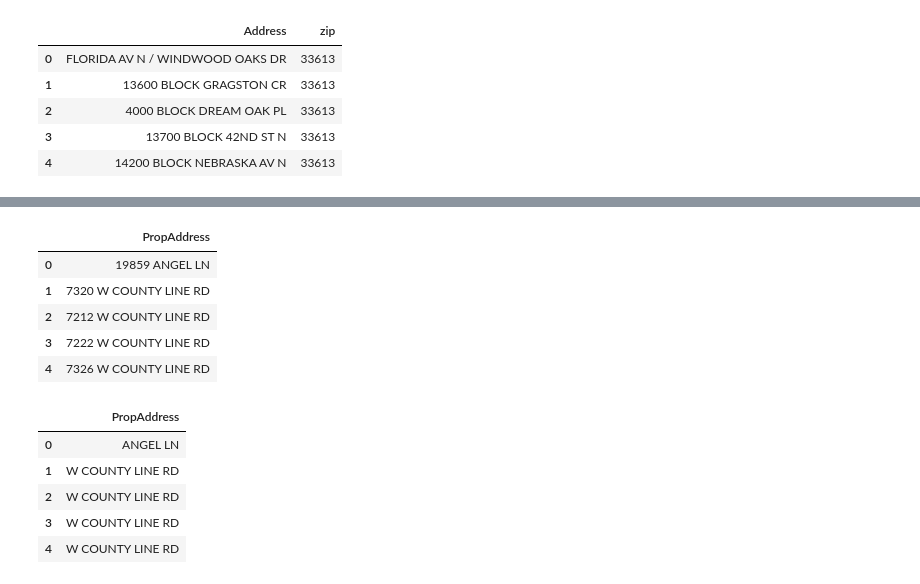
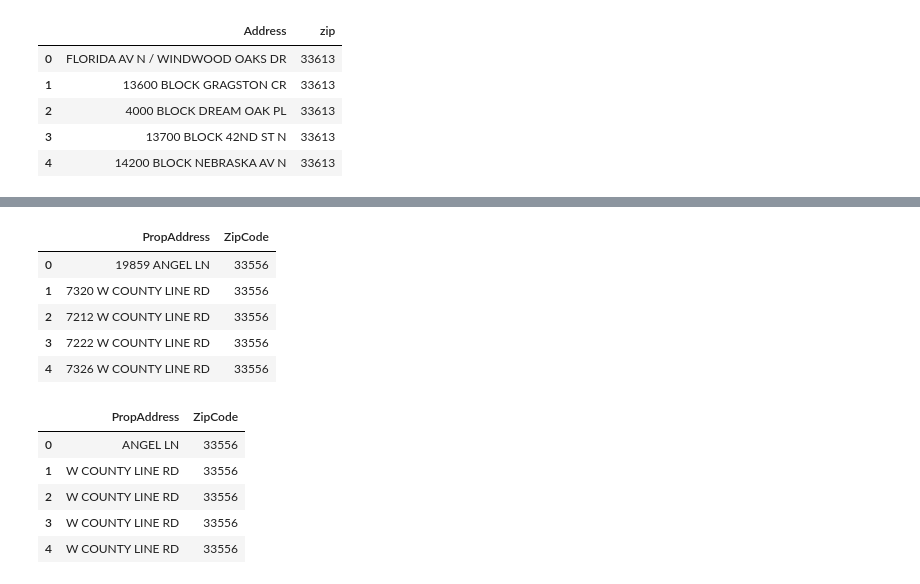
Before and after one commit to gregb23/Project1_Group4, a Jupyter notebook: SA/Codes/address_block_data.ipynb, the cells around one changed output, grey strips where cells are left out. Saved outputs shown, nothing was run; the diff lists cells and outputs as text; code cells hidden in the pictures.

```diff
--- a/SA/Codes/address_block_data.ipynb
+++ b/SA/Codes/address_block_data.ipynb
@@ -45,25 +45,25 @@ home_value.head()
 | 4 | 9 | 10 | 172701001000000000015U | 325923 | 21100700 | 1.205700e+11 | 7326 W COUNTY LINE RD | ODESSA | 33556 | ... |
 # %%
 #remove some columns from the data
-reduced_home_value_df = home_value.loc[:, ['PropAddress']]
+reduced_home_value_df = home_value.loc[:, ['PropAddress', 'ZipCode']]
 reduced_home_value_df.head()
 # %% [output]
-|  | PropAddress |
-| 0 | 19859 ANGEL LN |
-| 1 | 7320 W COUNTY LINE RD |
-| 2 | 7212 W COUNTY LINE RD |
-| 3 | 7222 W COUNTY LINE RD |
-| 4 | 7326 W COUNTY LINE RD |
+|  | PropAddress | ZipCode |
+| 0 | 19859 ANGEL LN | 33556 |
+| 1 | 7320 W COUNTY LINE RD | 33556 |
+| 2 | 7212 W COUNTY LINE RD | 33556 |
+| 3 | 7222 W COUNTY LINE RD | 33556 |
+| 4 | 7326 W COUNTY LINE RD | 33556 |
 # %%
 reduced_home_value_df["PropAddress"]=reduced_home_value_df["PropAddress"].str.replace('\d+', '')
 reduced_home_value_df.head()
 # %% [output]
-|  | PropAddress |
-| 0 | ANGEL LN |
-| 1 | W COUNTY LINE RD |
-| 2 | W COUNTY LINE RD |
-| 3 | W COUNTY LINE RD |
-| 4 | W COUNTY LINE RD |
+|  | PropAddress | ZipCode |
+| 0 | ANGEL LN | 33556 |
+| 1 | W COUNTY LINE RD | 33556 |
+| 2 | W COUNTY LINE RD | 33556 |
+| 3 | W COUNTY LINE RD | 33556 |
+| 4 | W COUNTY LINE RD | 33556 |
 # %%
 #export data to a csv file
 # combined_crimes_data.to_csv("../Resources/combined_crime_data.csv")
```
Also changed, not shown: 2 other files.
